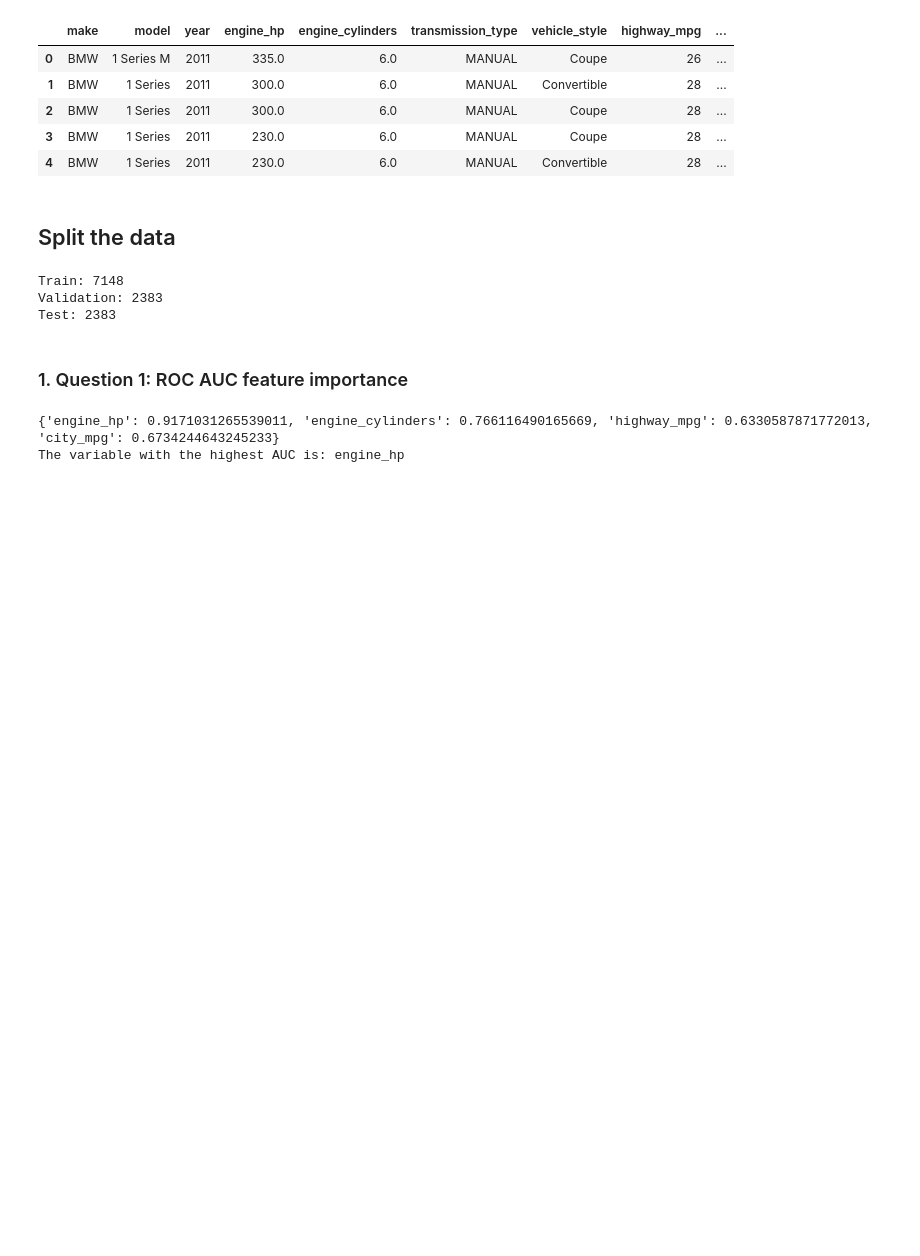
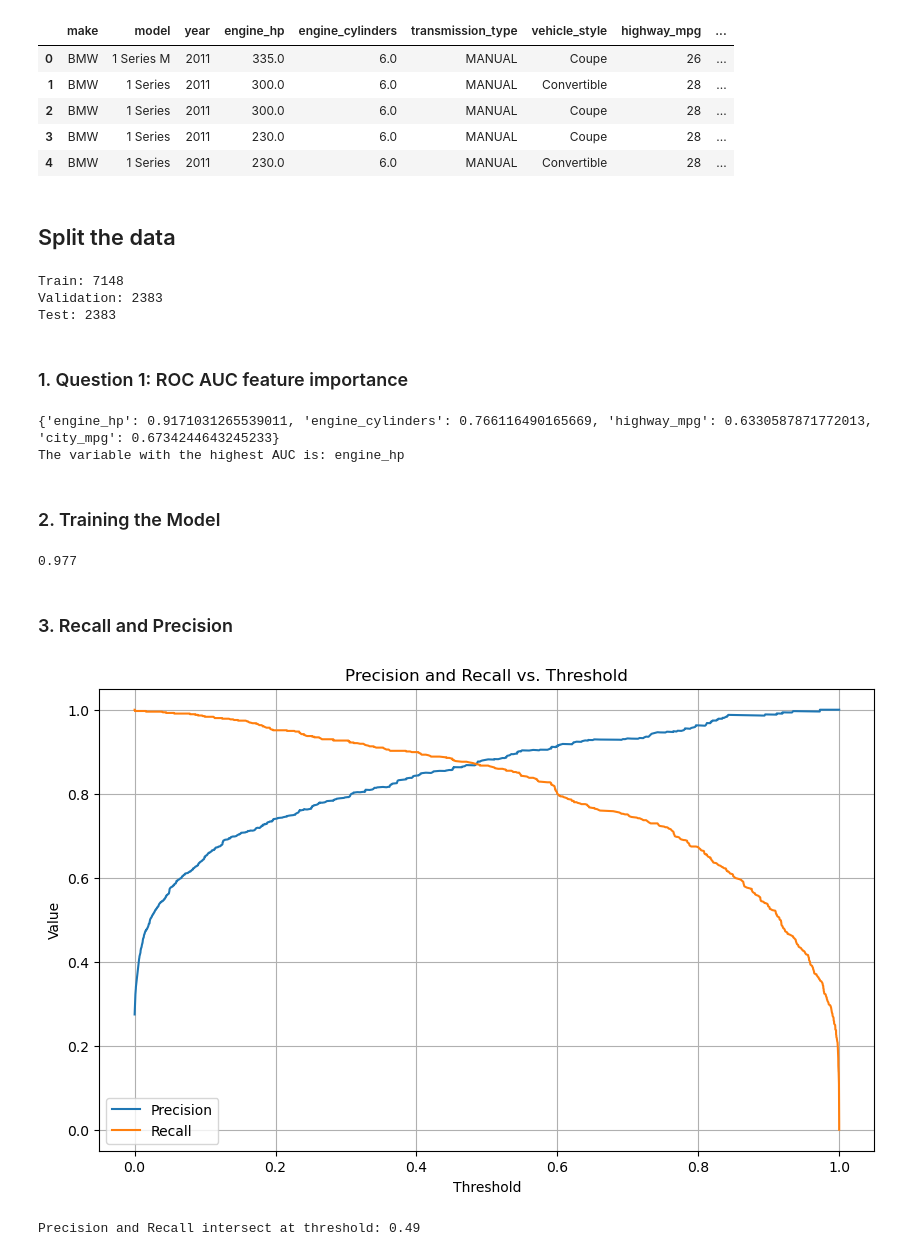
Before and after one commit to kevmo/ml-demos, a Jupyter notebook: Evaluation.ipynb, the cells around one changed output. Saved outputs shown, nothing was run; the diff lists cells and outputs as text; code cells hidden in the pictures; blank space fills up the shorter version.

```diff
--- a/Evaluation.ipynb
+++ b/Evaluation.ipynb
@@ -103,3 +103,57 @@ print(f"The variable with the highest AUC is: {max_var}")
 # %% [output]
 {'engine_hp': 0.9171031265539011, 'engine_cylinders': 0.766116490165669, 'highway_mpg': 0.6330587871772013, 'city_mpg': 0.6734244643245233}
 The variable with the highest AUC is: engine_hp
+# %% [markdown]
+### 2. Training the Model
+# %%
+from sklearn.feature_extraction import DictVectorizer
+from sklearn.linear_model import LogisticRegression
+from sklearn.metrics import roc_auc_score
+
+# 1. Prepare the data with" one-hot encoding
+train_dicts = df_train.drop(columns=['above_average', 'msrp']).to_dict(orient='records')
+val_dicts = df_val.drop(columns=['above_average', 'msrp']).to_dict(orient='records')
+
+dv = DictVectorizer(sparse=False)
+X_train = dv.fit_transform(train_dicts)
+X_val = dv.transform(val_dicts)
+
+# 2. Train a logistic regression model
+model = LogisticRegression(solver='liblinear', C=1.0, max_iter=1000)
+model.fit(X_train, df_train['above_average'])
+
+# 3. Evaluate the model's AUC on the validation dataset
+y_pred_val = model.predict_proba(X_val)[:, 1]
+auc = roc_auc_score(df_val['above_average'], y_pred_val)
+
+print(round(auc, 3))
+# %% [output]
+0.977
+# %% [markdown]
+### 3. Recall and Precision
+# %%
+from sklearn.metrics import precision_recall_curve
+import numpy as np
+import matplotlib.pyplot as plt
+
+# Compute precision, recall, and thresholds
+precision, recall, thresholds = precision_recall_curve(df_val['above_average'], y_pred_val)
+thresholds = np.append(thresholds, 1)  # append 1 at the end to align with precision and recall
+
+# Plotting
+plt.figure(figsize=(10, 6))
+plt.plot(thresholds, precision, label='Precision')
+plt.plot(thresholds, recall, label='Recall')
+plt.xlabel('Threshold')
+plt.ylabel('Value')
+plt.title('Precision and Recall vs. Threshold')
+plt.legend()
+plt.grid(True)
+plt.show()
+
+# Identify threshold where precision and recall intersect
+intersect_threshold = thresholds[np.argmin(np.abs(precision - recall))]
+print(f"Precision and Recall intersect at threshold: {intersect_threshold:.2f}")
+# %% [output]
+[figure, added]
+Precision and Recall intersect at threshold: 0.49
```
Also changed, not shown: parts of 6 cells of this notebook.
